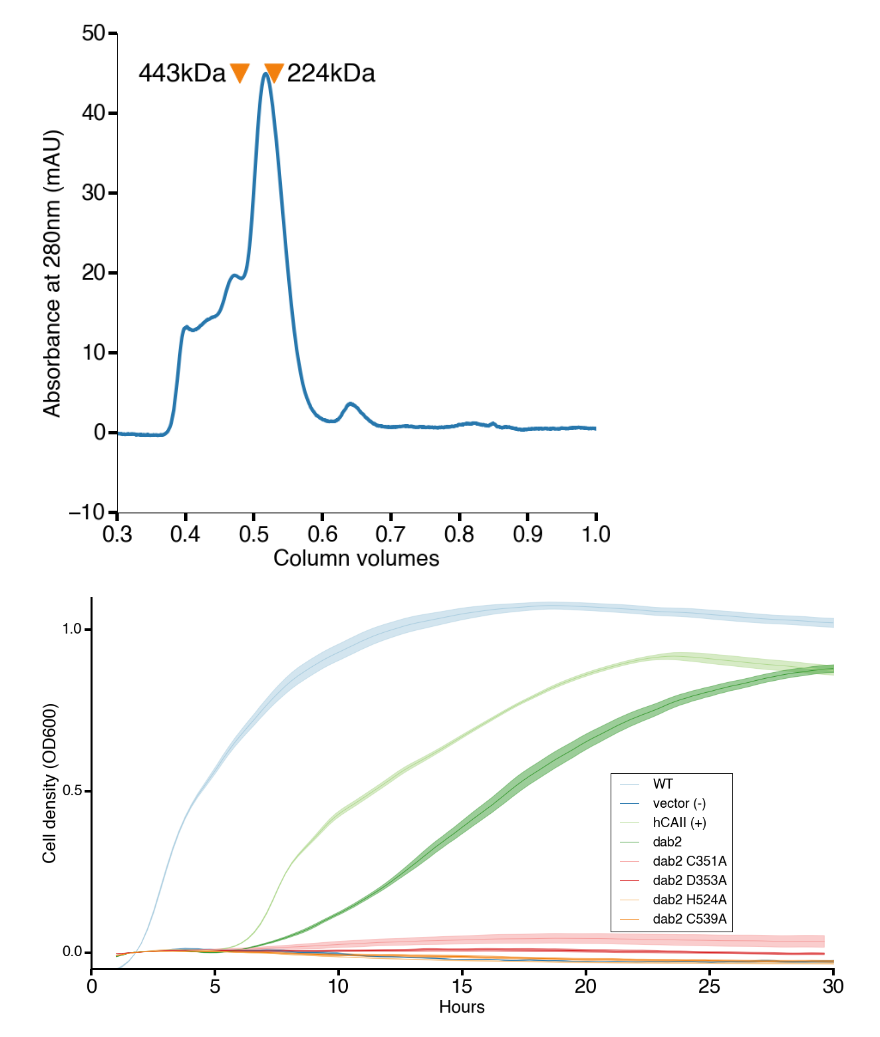
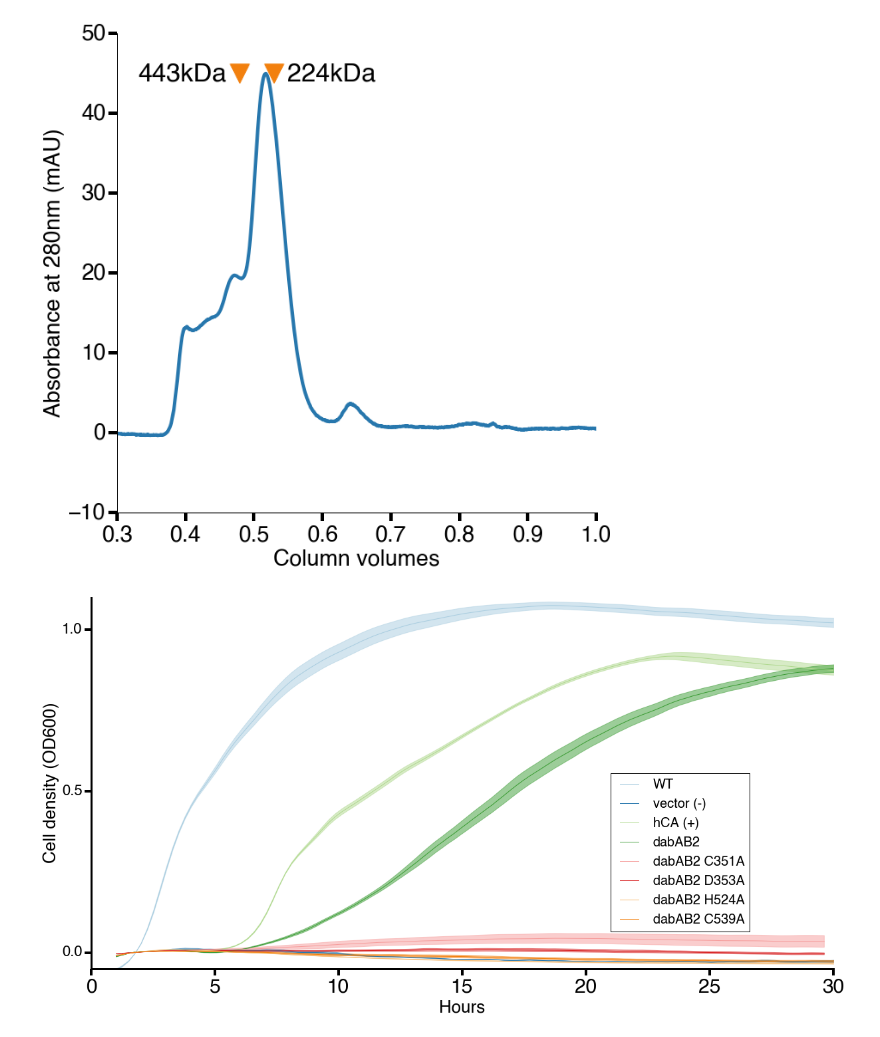
Before and after one commit to jackdesmarais/DabTransporterPaper, a Jupyter notebook: scripts/figure 4 DabA2 point mutants.ipynb, the cells around one changed output. Saved outputs shown, nothing was run; the diff lists cells and outputs as text; code cells hidden in the pictures.

```diff
--- a/scripts/figure 4 DabA2 point mutants.ipynb
+++ b/scripts/figure 4 DabA2 point mutants.ipynb
@@ -390,12 +390,12 @@ time_h = mean_OD.time_s / (60.0*60.0)
 to_plot = [
     ('bw+pFE-sfGFP_x', 'WT'),
     ('CAF+pFE-sfGFP_x', 'vector (-)'),
-    ('CAF+pFE-HCA2', 'hCAII (+)'),
-    ('CAF+pFE-DAB2_wt_x', 'dab2'),
-    ('CAF+pFE-DC351', 'dab2 C351A'),
-    ('CAF+pFE-DD353', 'dab2 D353A'),
-    ('CAF+pFE-DAB2+dHis1', 'dab2 H524A'),
-    ('CAF+pFE-DAB2+dCys1', 'dab2 C539A'),
+    ('CAF+pFE-HCA2', 'hCA (+)'),
+    ('CAF+pFE-DAB2_wt_x', 'dabAB2'),
+    ('CAF+pFE-DC351', 'dabAB2 C351A'),
+    ('CAF+pFE-DD353', 'dabAB2 D353A'),
+    ('CAF+pFE-DAB2+dHis1', 'dabAB2 H524A'),
+    ('CAF+pFE-DAB2+dCys1', 'dabAB2 C539A'),
 ]
 
 
@@ -408,31 +408,31 @@ for i, tp in enumerate(to_plot):
                      color=color, alpha=0.5)
     plt.plot(time_h, mean_OD[c], label=label, color=color)
 
 plt.xlim(0,30)
 
 plt.ylabel('Cell density (OD600)', fontsize=26)
 plt.xlabel('Hours', fontsize=26)
 
 plt.tick_params(axis='both', direction='out', bottom='on', left='on', top='off', right='off',
                 length=10, width=4)
 plt.yticks([0, 0.5, 1.0], fontsize=22)
 plt.ylim(-0.05, 1.1)
     # Hide the right and top spines
 ax.spines['right'].set_visible(False)
 ax.spines['top'].set_visible(False)
 
 # Only show ticks on the left and bottom spines
 ax.yaxis.set_ticks_position('left')
 ax.xaxis.set_ticks_position('bottom')
 
 #     change axis weight
 ax.spines['left'].set_linewidth(3)
 ax.spines['bottom'].set_linewidth(3)
 plt.legend(loc=[0.7,0.1],fontsize=20)
 
 
 
 plt.savefig('fig4/fig4S1.eps',format='eps',bbox_inches='tight')
 plt.show()
 # %% [output]
-[figure, old version]
+[figure, new version]
```
Also changed, not shown: 5 other files.
